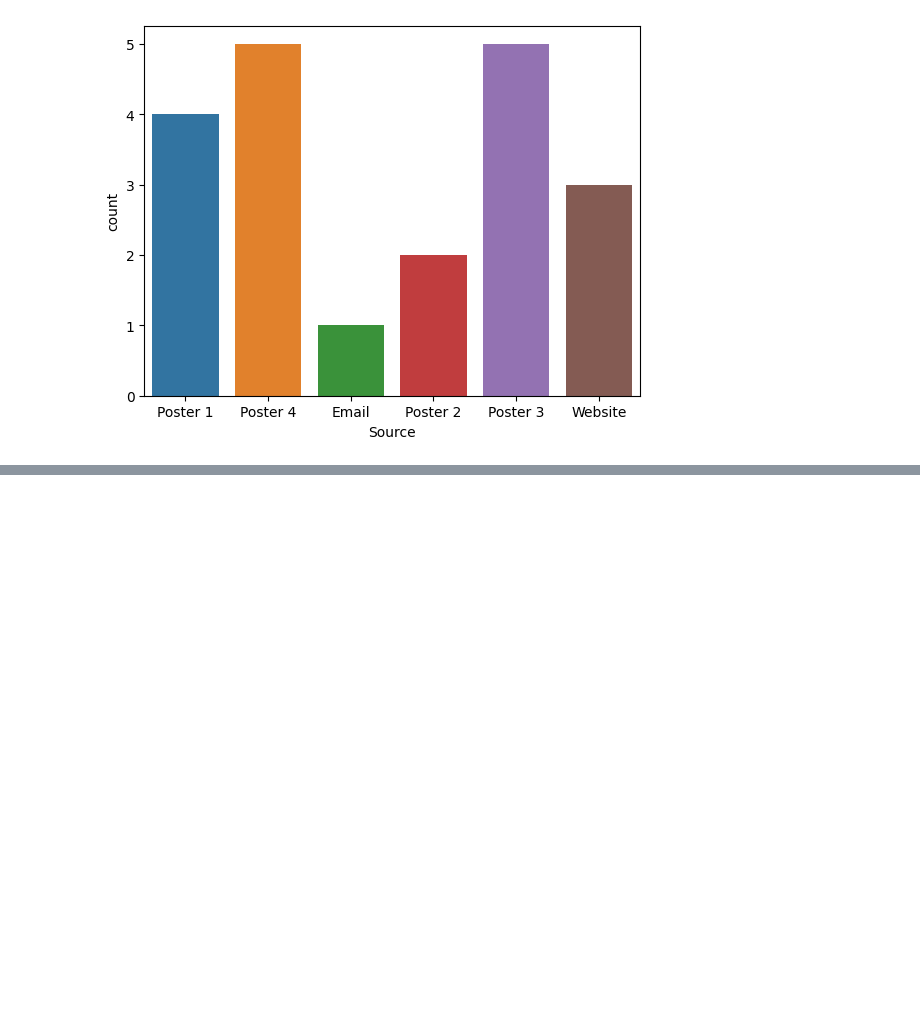
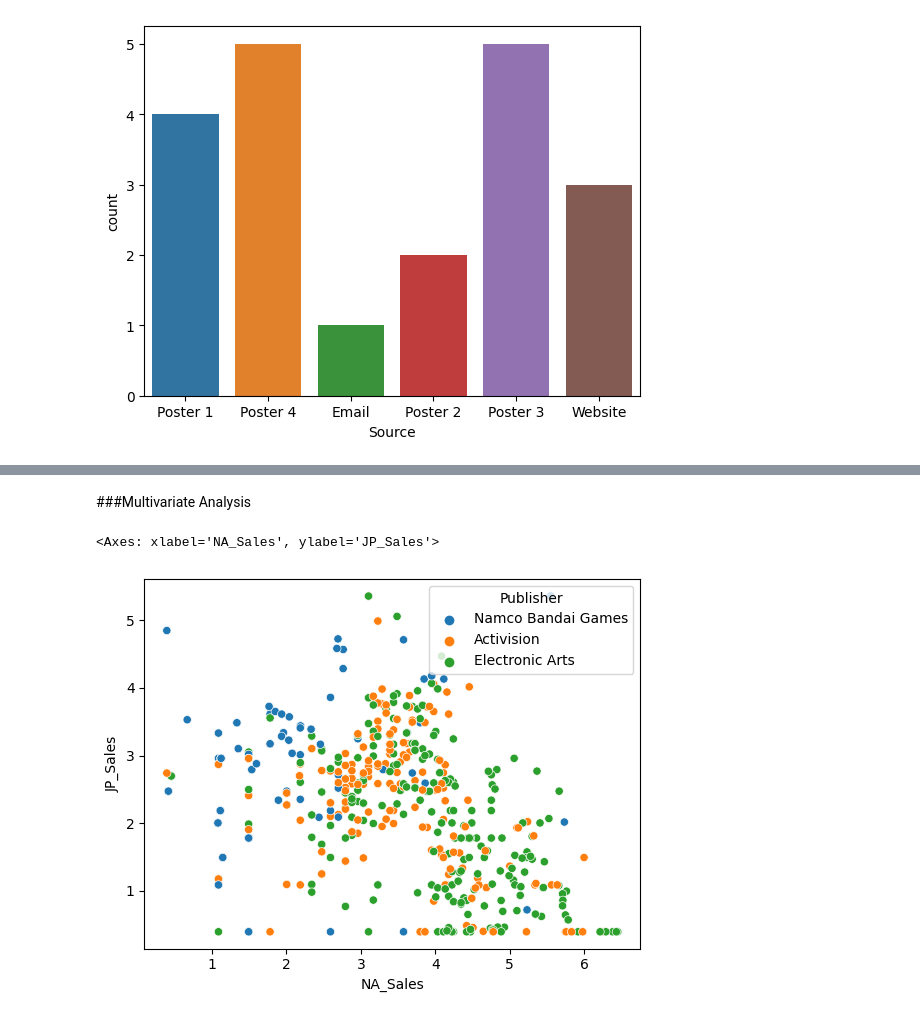
Before and after one commit to 94shreyas/Practise_Python, a Jupyter notebook: DAV2.ipynb, the cells around one changed output, grey strips where cells are left out. Drawn from its saved outputs; the diff is of its cells as text; code cells hidden in the pictures; blank space fills up the shorter version.

```diff
--- a/DAV2.ipynb
+++ b/DAV2.ipynb
@@ -6,7 +6,7 @@ import numpy as np
 import seaborn as sns
 import matplotlib.pyplot as plt
 # %%
-data=pd.read_csv('/content/sample_data/game_data_final.csv')
+data=pd.read_csv('/content/game_data_final.csv')
 # %%
 data.head()
 # %% [output]
@@ -288,0 +308,12 @@ sns.countplot(
+# %% [markdown]
+###Multivariate Analysis
+# %%
+sns.scatterplot(
+    x='NA_Sales',
+    y='JP_Sales',
+    hue='Publisher',
+    data=top3_data
+)
+# %% [output]
+<Axes: xlabel='NA_Sales', ylabel='JP_Sales'>
+[figure, added]
```
Also changed, not shown: parts of 13 cells of this notebook.
